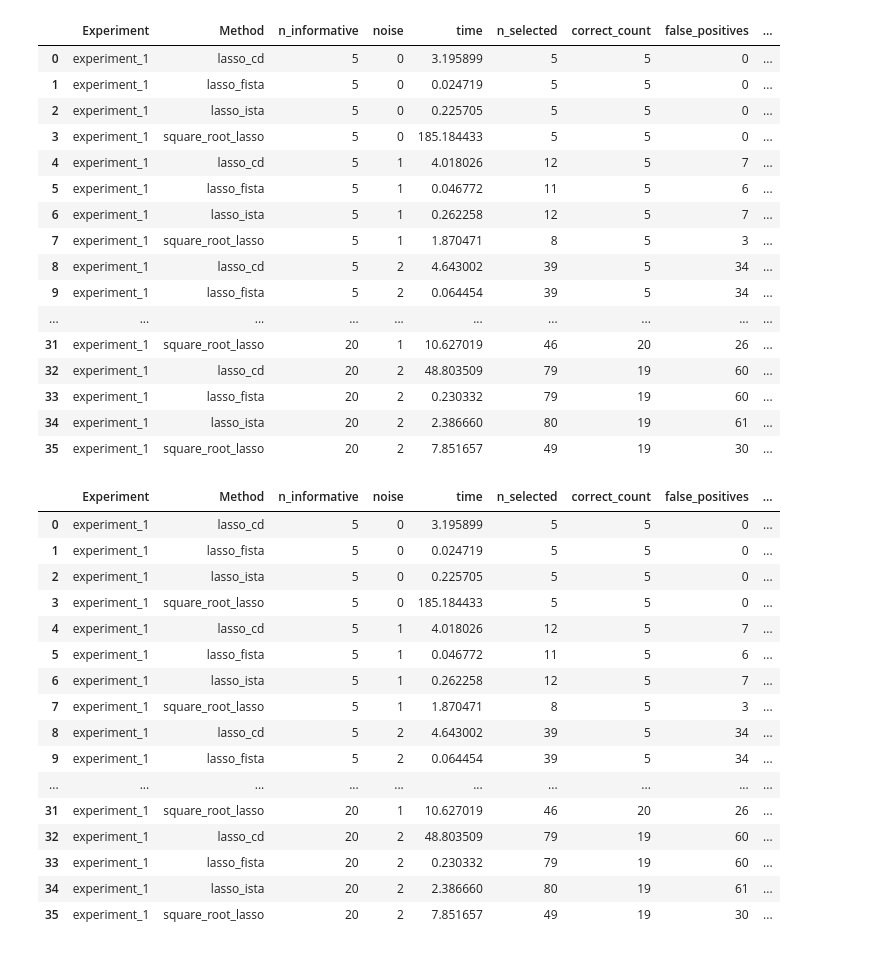
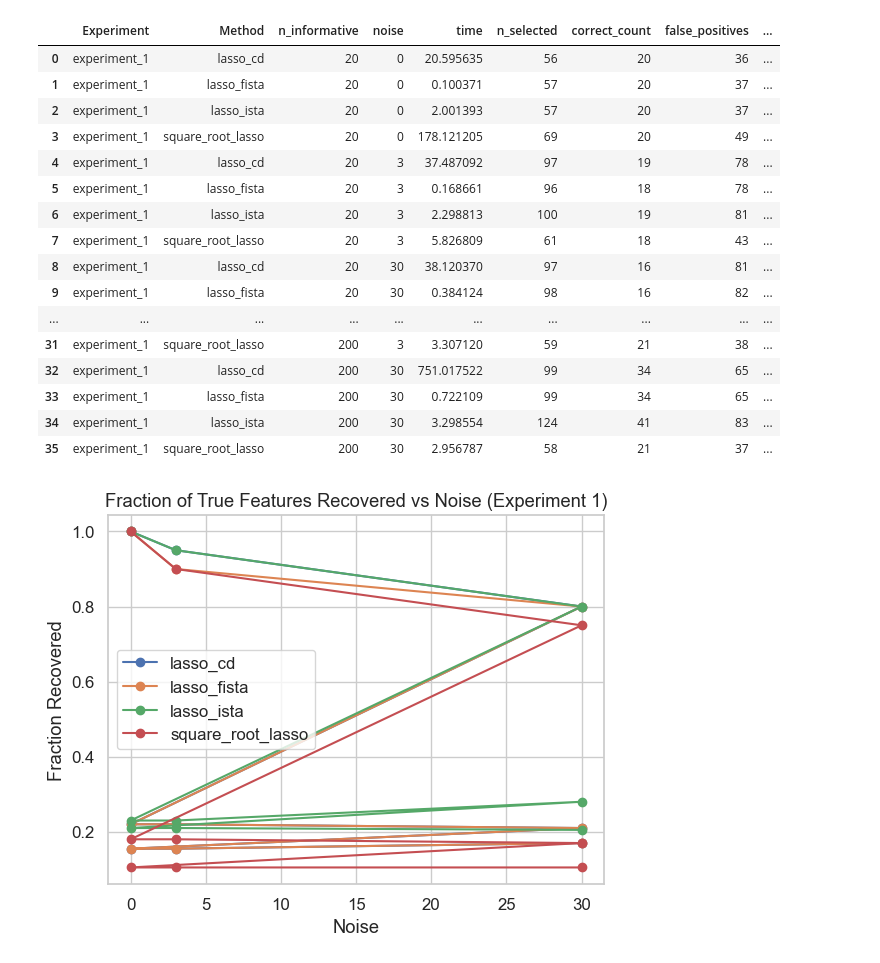
Before and after one commit to aabdelsameia1/HighDimensionalProject, a Jupyter notebook: expermints3.ipynb, the cells around one changed output. Saved outputs shown, nothing was run; the diff lists cells and outputs as text; code cells hidden in the pictures.

```diff
--- a/expermints3.ipynb
+++ b/expermints3.ipynb
@@ -30,10 +30,10 @@ from methods.square_root_lasso import square_root_lasso
 ######################################
 n_samples = 100
 p = 1000
-noise_levels = [0, 1, 2]
-# noise_levels = [0, 3, 30]
-n_informative_list = [5, 10, 20]
-# n_informative_list = [20, 100, 200]
+# noise_levels = [0, 1, 2]
+noise_levels = [0, 3, 30]
+# n_informative_list = [5, 10, 20]
+n_informative_list = [20, 100, 200]
 
 # We'll store the results in a list of dictionaries, then build a DataFrame.
 results = []
@@ -82,7 +82,7 @@ for n_informative in n_informative_list:
         cd_time = time.time() - start_time
 
         # Evaluate the selection
-        threshold = 0.1
+        threshold = 0
         selected_indices_cd = np.where(np.abs(beta_cd) > threshold)[0]
 
         # Count overlap with true informative features
@@ -199,15 +199,15 @@ for n_informative in n_informative_list:
 ######################################
 # 3. SAVE RESULTS AND VISUALIZE
 ######################################
-df_results_experiment_1 = pd.DataFrame(results)
-display(df_results_experiment_1)
+df_results = pd.DataFrame(results)
+display(df_results)
 
 # Save the DataFrame (including histories) as a CSV file with experiment naming.
-df_results_experiment_1.to_csv("experiment_1_results_with_history.csv", index=False)
+# df_results_experiment_1.to_csv("experiment_1_results_with_history.csv", index=False)
 
 # (Optional) Plot: Fraction of True Features Recovered vs Noise.
-for method in df_results_experiment_1["Method"].unique():
-    df_m = df_results_experiment_1[df_results_experiment_1["Method"] == method]
+for method in df_results["Method"].unique():
+    df_m = df_results[df_results["Method"] == method]
     plt.plot(df_m["noise"], df_m["fraction_recovered"], marker='o', label=method)
 plt.xlabel("Noise")
 plt.ylabel("Fraction Recovered")
@@ -235,17 +235,18 @@ Square-root LASSO converged at outer iteration 78
 |  | Experiment | Method | n_informative | noise | time | n_selected | correct_count | false_positives | ... |
-| 0 | experiment_1 | lasso_cd | 5 | 0 | 3.195899 | 5 | 5 | 0 | ... |
-| 1 | experiment_1 | lasso_fista | 5 | 0 | 0.024719 | 5 | 5 | 0 | ... |
-| 2 | experiment_1 | lasso_ista | 5 | 0 | 0.225705 | 5 | 5 | 0 | ... |
-| 3 | experiment_1 | square_root_lasso | 5 | 0 | 185.184433 | 5 | 5 | 0 | ... |
-| 4 | experiment_1 | lasso_cd | 5 | 1 | 4.018026 | 12 | 5 | 7 | ... |
-| 5 | experiment_1 | lasso_fista | 5 | 1 | 0.046772 | 11 | 5 | 6 | ... |
-| 6 | experiment_1 | lasso_ista | 5 | 1 | 0.262258 | 12 | 5 | 7 | ... |
-| 7 | experiment_1 | square_root_lasso | 5 | 1 | 1.870471 | 8 | 5 | 3 | ... |
-| 8 | experiment_1 | lasso_cd | 5 | 2 | 4.643002 | 39 | 5 | 34 | ... |
-| 9 | experiment_1 | lasso_fista | 5 | 2 | 0.064454 | 39 | 5 | 34 | ... |
+| 0 | experiment_1 | lasso_cd | 20 | 0 | 20.595635 | 56 | 20 | 36 | ... |
+| 1 | experiment_1 | lasso_fista | 20 | 0 | 0.100371 | 57 | 20 | 37 | ... |
+| 2 | experiment_1 | lasso_ista | 20 | 0 | 2.001393 | 57 | 20 | 37 | ... |
+| 3 | experiment_1 | square_root_lasso | 20 | 0 | 178.121205 | 69 | 20 | 49 | ... |
+| 4 | experiment_1 | lasso_cd | 20 | 3 | 37.487092 | 97 | 19 | 78 | ... |
+| 5 | experiment_1 | lasso_fista | 20 | 3 | 0.168661 | 96 | 18 | 78 | ... |
+| 6 | experiment_1 | lasso_ista | 20 | 3 | 2.298813 | 100 | 19 | 81 | ... |
+| 7 | experiment_1 | square_root_lasso | 20 | 3 | 5.826809 | 61 | 18 | 43 | ... |
+| 8 | experiment_1 | lasso_cd | 20 | 30 | 38.120370 | 97 | 16 | 81 | ... |
+| 9 | experiment_1 | lasso_fista | 20 | 30 | 0.384124 | 98 | 16 | 82 | ... |
 | ... | ... | ... | ... | ... | ... | ... | ... | ... | ... |
-| 31 | experiment_1 | square_root_lasso | 20 | 1 | 10.627019 | 46 | 20 | 26 | ... |
-| 32 | experiment_1 | lasso_cd | 20 | 2 | 48.803509 | 79 | 19 | 60 | ... |
-| 33 | experiment_1 | lasso_fista | 20 | 2 | 0.230332 | 79 | 19 | 60 | ... |
-| 34 | experiment_1 | lasso_ista | 20 | 2 | 2.386660 | 80 | 19 | 61 | ... |
-| 35 | experiment_1 | square_root_lasso | 20 | 2 | 7.851657 | 49 | 19 | 30 | ... |
+| 31 | experiment_1 | square_root_lasso | 200 | 3 | 3.307120 | 59 | 21 | 38 | ... |
+| 32 | experiment_1 | lasso_cd | 200 | 30 | 751.017522 | 99 | 34 | 65 | ... |
+| 33 | experiment_1 | lasso_fista | 200 | 30 | 0.722109 | 99 | 34 | 65 | ... |
+| 34 | experiment_1 | lasso_ista | 200 | 30 | 3.298554 | 124 | 41 | 83 | ... |
+| 35 | experiment_1 | square_root_lasso | 200 | 30 | 2.956787 | 58 | 21 | 37 | ... |
+[figure, added]
@@ -254,23 +253,3 @@ df_results_experiment_1 = pd.read_csv("experiment_1_results_with_history.csv")
-# %%
-df_results_experiment_1
-# %% [output]
-|  | Experiment | Method | n_informative | noise | time | n_selected | correct_count | false_positives | ... |
-| 0 | experiment_1 | lasso_cd | 5 | 0 | 3.195899 | 5 | 5 | 0 | ... |
-| 1 | experiment_1 | lasso_fista | 5 | 0 | 0.024719 | 5 | 5 | 0 | ... |
-| 2 | experiment_1 | lasso_ista | 5 | 0 | 0.225705 | 5 | 5 | 0 | ... |
-| 3 | experiment_1 | square_root_lasso | 5 | 0 | 185.184433 | 5 | 5 | 0 | ... |
-| 4 | experiment_1 | lasso_cd | 5 | 1 | 4.018026 | 12 | 5 | 7 | ... |
-| 5 | experiment_1 | lasso_fista | 5 | 1 | 0.046772 | 11 | 5 | 6 | ... |
-| 6 | experiment_1 | lasso_ista | 5 | 1 | 0.262258 | 12 | 5 | 7 | ... |
-| 7 | experiment_1 | square_root_lasso | 5 | 1 | 1.870471 | 8 | 5 | 3 | ... |
-| 8 | experiment_1 | lasso_cd | 5 | 2 | 4.643002 | 39 | 5 | 34 | ... |
-| 9 | experiment_1 | lasso_fista | 5 | 2 | 0.064454 | 39 | 5 | 34 | ... |
-| ... | ... | ... | ... | ... | ... | ... | ... | ... | ... |
-| 31 | experiment_1 | square_root_lasso | 20 | 1 | 10.627019 | 46 | 20 | 26 | ... |
-| 32 | experiment_1 | lasso_cd | 20 | 2 | 48.803509 | 79 | 19 | 60 | ... |
-| 33 | experiment_1 | lasso_fista | 20 | 2 | 0.230332 | 79 | 19 | 60 | ... |
-| 34 | experiment_1 | lasso_ista | 20 | 2 | 2.386660 | 80 | 19 | 61 | ... |
-| 35 | experiment_1 | square_root_lasso | 20 | 2 | 7.851657 | 49 | 19 | 30 | ... |
 # %%
 import pandas as pd
 import matplotlib.pyplot as plt
```
Also changed, not shown: parts of 15 cells of this notebook, 2 other files.
